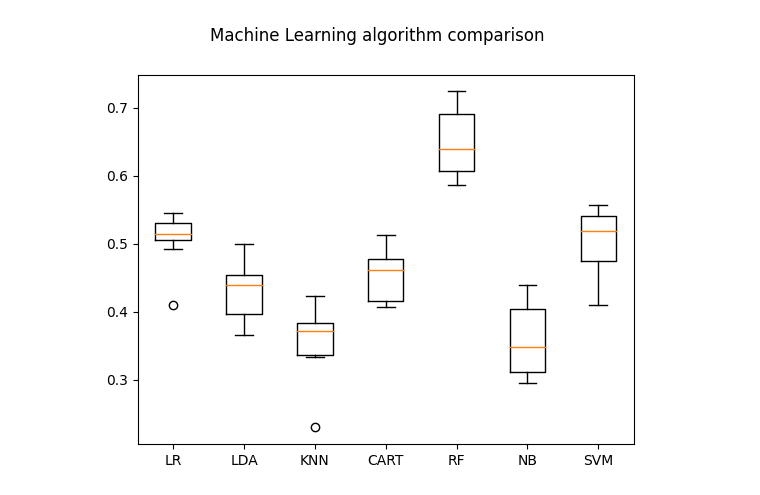
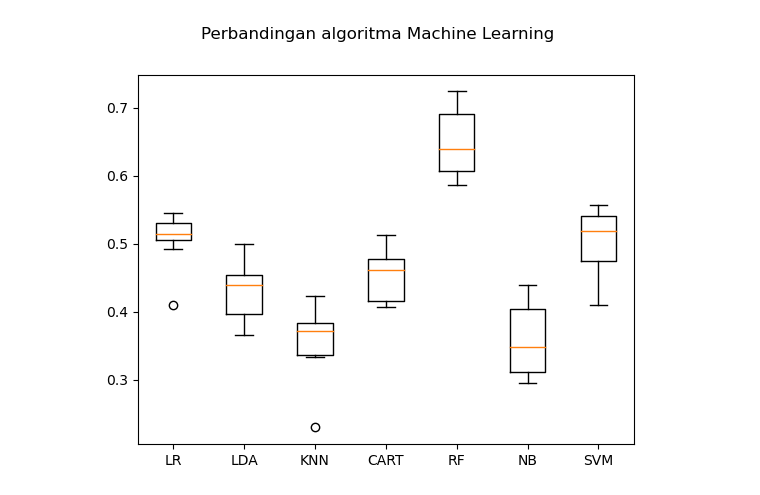
Before and after one commit to RichardoTeddy/UAS_ML, a Jupyter notebook: image-classification-python-master/train_test.ipynb, the cells around one changed output. Cells and saved outputs as stored; diff of their text form; code cells hidden in the pictures.

```diff
--- a/image-classification-python-master/train_test.ipynb
+++ b/image-classification-python-master/train_test.ipynb
@@ -39,41 +34,40 @@ warnings.filterwarnings('ignore')
 # %%
 
 #--------------------
-# tunable-parameters
+# parameter yang dapat diatur
 #--------------------
-num_trees = 100
-test_size = 0.10
-seed      = 9
-train_path = "dataset/train"
-test_path  = "dataset/test"
-h5_data    = 'output/data.h5'
-h5_labels  = 'output/labels.h5'
-scoring    = "accuracy"
+num_trees = 100  # Jumlah pohon pada model Random Forest
+test_size = 0.10  # Ukuran data uji dari keseluruhan data
+seed      = 9  # Seed untuk pengacakan
+train_path = "dataset/train"  # Path data latihan
+test_path  = "dataset/test"  # Path data uji
+h5_data    = 'output/data.h5'  # File untuk menyimpan data fitur
+h5_labels  = 'output/labels.h5'  # File untuk menyimpan label
+scoring    = "accuracy"  # Metrik evaluasi model
 
-# get the training labels
-train_labels = os.listdir(train_path)
-
-# sort the training labels
+# Mendapatkan label pelatihan
+train_labels=os.listdir(train_path)
+# Mengurutkan label pelatihan
 train_labels.sort()
 
 if not os.path.exists(test_path):
     os.makedirs(test_path)
 
-# create all the machine learning models
+# Membuat semua model machine learning
 models = []
-models.append(('LR', LogisticRegression(random_state=seed)))
-models.append(('LDA', LinearDiscriminantAnalysis()))
-models.append(('KNN', KNeighborsClassifier()))
-models.append(('CART', DecisionTreeClassifier(random_state=seed)))
-models.append(('RF', RandomForestClassifier(n_estimators=num_trees, random_state=seed)))
-models.append(('NB', GaussianNB()))
-models.append(('SVM', SVC(random_state=seed)))
+models.append(('LR', LogisticRegression(random_state=seed)))  # Regresi Logistik
+models.append(('LDA', LinearDiscriminantAnalysis()))  # Analisis Diskriminan Linear
+models.append(('KNN', KNeighborsClassifier()))  # K-Nearest Neighbors (KNN)
+models.append(('CART', DecisionTreeClassifier(random_state=seed)))  # Pohon Keputusan
+models.append(('RF', RandomForestClassifier(n_estimators=num_trees, random_state=seed)))  # Random Forest
+models.append(('NB', GaussianNB()))  # Naive Bayes
+models.append(('SVM', SVC(random_state=seed)))  # Support Vector Machine (SVM)
 
-# variables to hold the results and names
+# Variabel untuk menyimpan hasil dan nama model
 results = []
 names   = []
 
-# import the feature vector and trained labels
+# Mengimpor vektor fitur dan label yang telah dilatih
 h5f_data  = h5py.File(h5_data, 'r')
 h5f_label = h5py.File(h5_labels, 'r')
 
@@ -86,25 +80,25 @@ global_labels   = np.array(global_labels_string)
 h5f_data.close()
 h5f_label.close()
 
-# verify the shape of the feature vector and labels
-print("[STATUS] features shape: {}".format(global_features.shape))
-print("[STATUS] labels shape: {}".format(global_labels.shape))
+# Memeriksa bentuk vektor fitur dan label
+print("[STATUS] bentuk fitur: {}".format(global_features.shape))
+print("[STATUS] bentuk label: {}".format(global_labels.shape))
 
-print("[STATUS] training started...")
+print("[STATUS] pelatihan dimulai...")
 
-# split the training and testing data
+# Memisahkan data latihan dan uji
 (trainDataGlobal, testDataGlobal, trainLabelsGlobal, testLabelsGlobal) = train_test_split(np.array(global_features),
                                                                                           np.array(global_labels),
                                                                                           test_size=test_size,
                                                                                           random_state=seed)
 
-print("[STATUS] splitted train and test data...")
-print("Train data  : {}".format(trainDataGlobal.shape))
-print("Test data   : {}".format(testDataGlobal.shape))
-print("Train labels: {}".format(trainLabelsGlobal.shape))
-print("Test labels : {}".format(testLabelsGlobal.shape))
+print("[STATUS] membagi data latihan dan uji...")
+print("Data Latihan : {}".format(trainDataGlobal.shape))
+print("Data Uji     : {}".format(testDataGlobal.shape))
+print("Label Latihan: {}".format(trainLabelsGlobal.shape))
+print("Label Uji    : {}".format(testLabelsGlobal.shape))
 
-# 10-fold cross validation
+# Validasi silang 10-fold
 for name, model in models:
     kfold = KFold(n_splits=10, shuffle=True, random_state=seed)
     cv_results = cross_val_score(model, trainDataGlobal, trainLabelsGlobal, cv=kfold, scoring=scoring)
@@ -113,9 +107,9 @@ for name, model in models:
     msg = "%s: %f (%f)" % (name, cv_results.mean(), cv_results.std())
     print(msg)
 
-# boxplot algorithm comparison
+# diagram boxplot perbandingan algoritma machine learning
 fig = pyplot.figure()
-fig.suptitle('Machine Learning algorithm comparison')
+fig.suptitle('Perbandingan algoritma Machine Learning')
 ax = fig.add_subplot(111)
 pyplot.boxplot(results)
 ax.set_xticklabels(names)
@@ -132,9 +126,9 @@ Test labels : (136,)
 LR: 0.508130 (0.036337)
 LDA: 0.429015 (0.040826)
 KNN: 0.356144 (0.050514)
 CART: 0.455031 (0.037149)
 RF: 0.649514 (0.047277)
 NB: 0.357817 (0.052014)
 SVM: 0.506544 (0.045184)
-[figure, old version]
+[figure, new version]
 # %%
```
Also changed, not shown: parts of 5 cells of this notebook, 13 other files.
